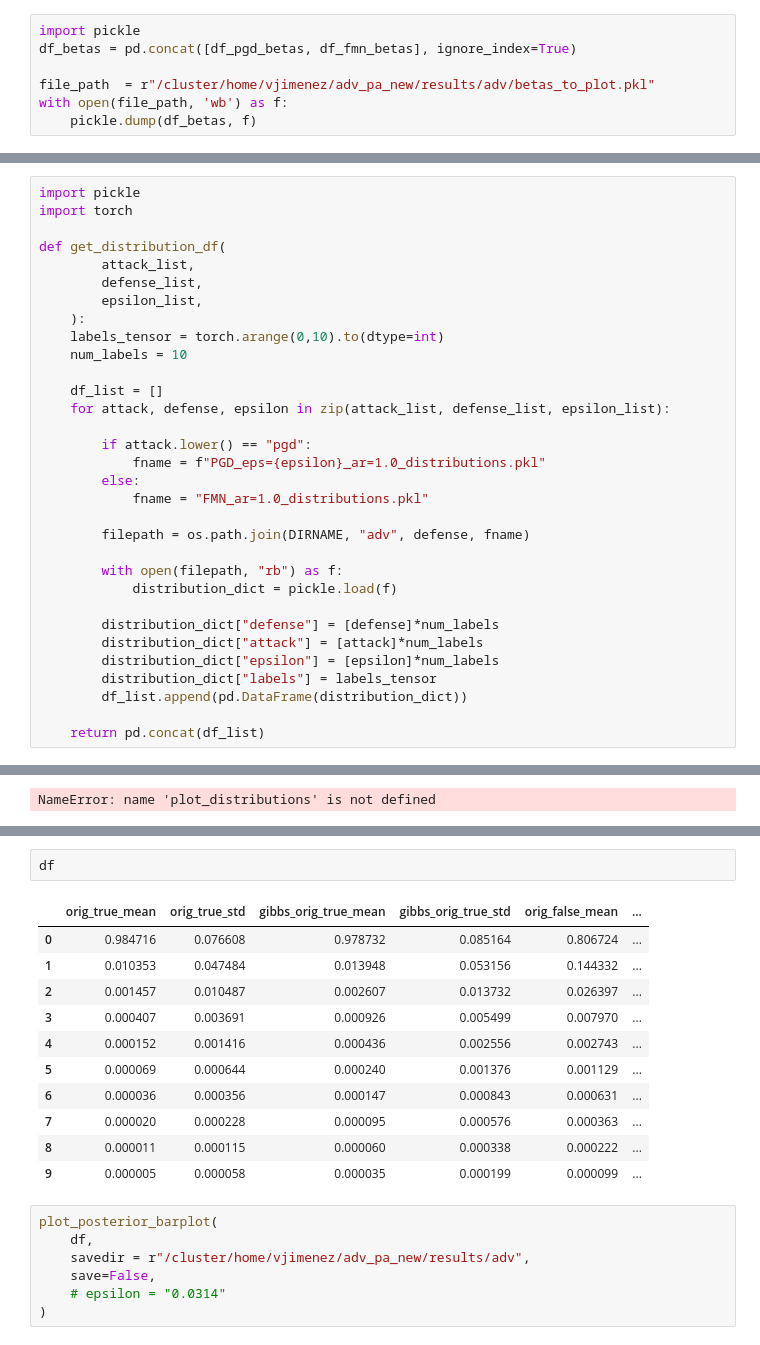
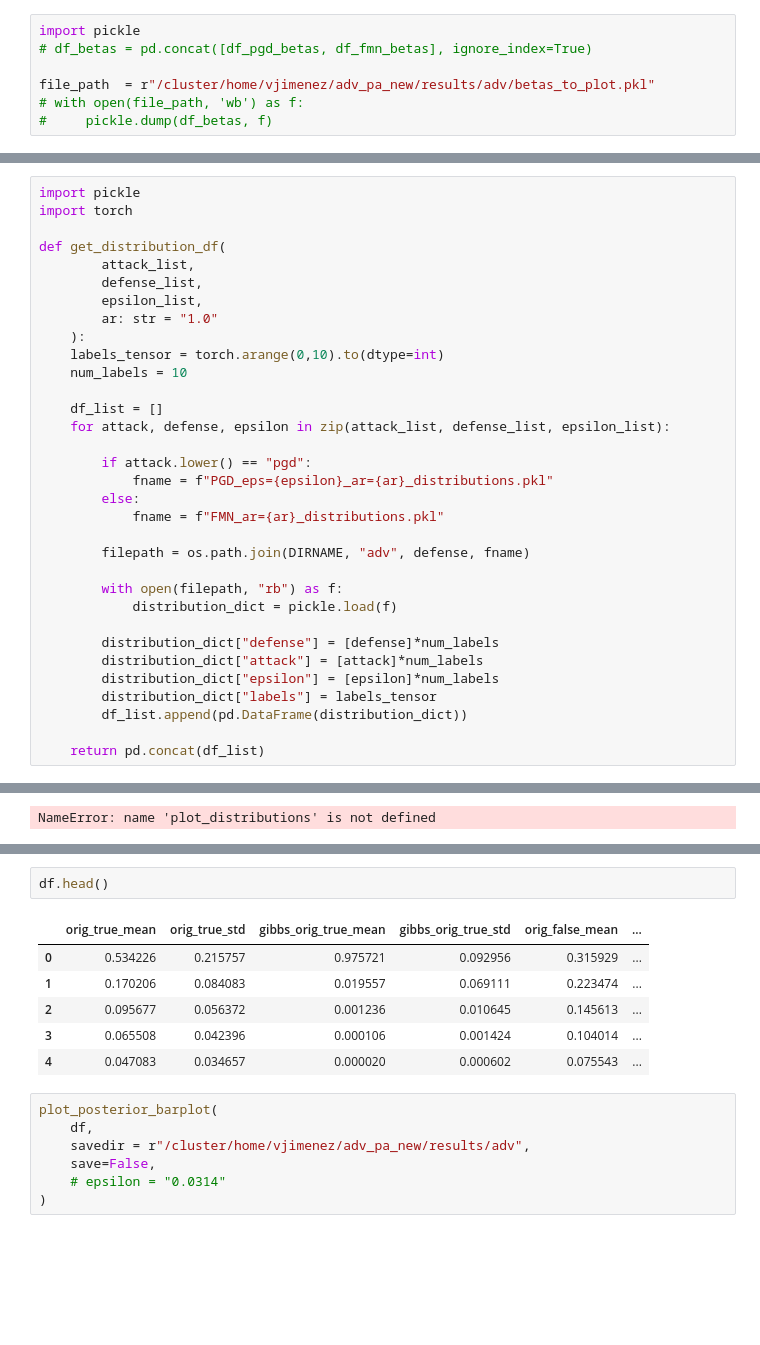
Before and after one commit to viictorjimenezzz/pa-covariate-shift, a Jupyter notebook: src/plot/adv/adv_eval.ipynb, the cells around one changed output, grey strips where cells are left out. Saved outputs shown, nothing was run; the diff lists cells and outputs as text; blank space fills up the shorter version.

```diff
--- a/src/plot/adv/adv_eval.ipynb
+++ b/src/plot/adv/adv_eval.ipynb
@@ -165,11 +165,11 @@ df_fmn_betas = df_fmn.loc[
 ]
 # %%
 import pickle
-df_betas = pd.concat([df_pgd_betas, df_fmn_betas], ignore_index=True)
+# df_betas = pd.concat([df_pgd_betas, df_fmn_betas], ignore_index=True)
 
 file_path  = r"/cluster/home/vjimenez/adv_pa_new/results/adv/betas_to_plot.pkl"
-with open(file_path, 'wb') as f:
-    pickle.dump(df_betas, f)
+# with open(file_path, 'wb') as f:
+#     pickle.dump(df_betas, f)
 # %%
 with open(file_path, 'rb') as f:
     df_betas = pickle.load(f)
@@ -1878,6 +2069,7 @@ def get_distribution_df(
         attack_list,
         defense_list,
         epsilon_list,
+        ar: str = "1.0"
     ):
     labels_tensor = torch.arange(0,10).to(dtype=int)
     num_labels = 10
@@ -1886,9 +2078,9 @@ def get_distribution_df(
     for attack, defense, epsilon in zip(attack_list, defense_list, epsilon_list):
 
         if attack.lower() == "pgd":
-            fname = f"PGD_eps={epsilon}_ar=1.0_distributions.pkl"
+            fname = f"PGD_eps={epsilon}_ar={ar}_distributions.pkl"
         else:
-            fname = "FMN_ar=1.0_distributions.pkl"
+            fname = f"FMN_ar={ar}_distributions.pkl"
 
         filepath = os.path.join(DIRNAME, "adv", defense, fname)
 
@@ -2067,19 +2260,14 @@ df = get_distribution_df(
     epsilon_list = ["0.0314"]*num_defenses
 )
 # %%
-df
+df.head()
 # %% [output]
 |  | orig_true_mean | orig_true_std | gibbs_orig_true_mean | gibbs_orig_true_std | orig_false_mean | ... |
-| 0 | 0.984716 | 0.076608 | 0.978732 | 0.085164 | 0.806724 | ... |
-| 1 | 0.010353 | 0.047484 | 0.013948 | 0.053156 | 0.144332 | ... |
-| 2 | 0.001457 | 0.010487 | 0.002607 | 0.013732 | 0.026397 | ... |
-| 3 | 0.000407 | 0.003691 | 0.000926 | 0.005499 | 0.007970 | ... |
-| 4 | 0.000152 | 0.001416 | 0.000436 | 0.002556 | 0.002743 | ... |
-| 5 | 0.000069 | 0.000644 | 0.000240 | 0.001376 | 0.001129 | ... |
-| 6 | 0.000036 | 0.000356 | 0.000147 | 0.000843 | 0.000631 | ... |
-| 7 | 0.000020 | 0.000228 | 0.000095 | 0.000576 | 0.000363 | ... |
-| 8 | 0.000011 | 0.000115 | 0.000060 | 0.000338 | 0.000222 | ... |
-| 9 | 0.000005 | 0.000058 | 0.000035 | 0.000199 | 0.000099 | ... |
+| 0 | 0.534226 | 0.215757 | 0.975721 | 0.092956 | 0.315929 | ... |
+| 1 | 0.170206 | 0.084083 | 0.019557 | 0.069111 | 0.223474 | ... |
+| 2 | 0.095677 | 0.056372 | 0.001236 | 0.010645 | 0.145613 | ... |
+| 3 | 0.065508 | 0.042396 | 0.000106 | 0.001424 | 0.104014 | ... |
+| 4 | 0.047083 | 0.034657 | 0.000020 | 0.000602 | 0.075543 | ... |
 # %%
 plot_posterior_barplot(
     df,
```
Also changed, not shown: parts of 28 cells of this notebook, 12 other files.
